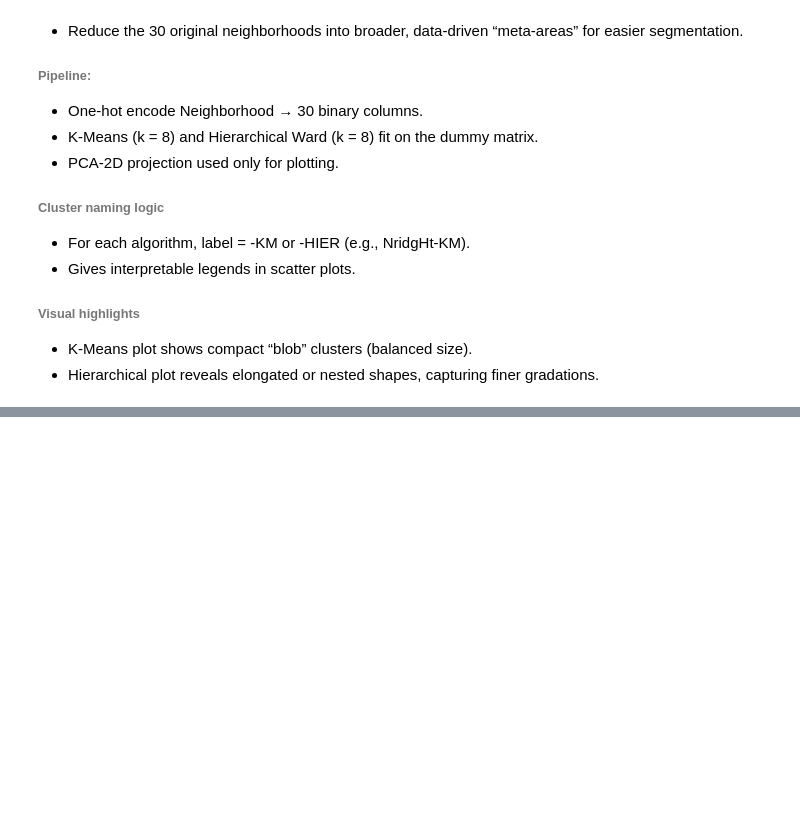
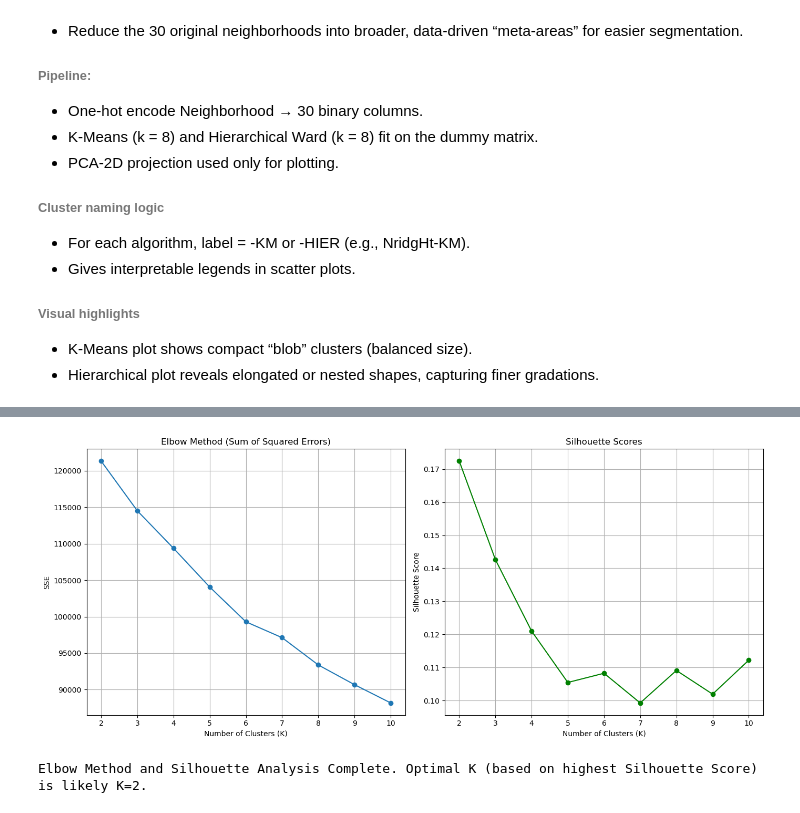
Before and after one commit to WonMuhea/Advanced-big-data-UC-course-labs, a Jupyter notebook: Residence/Data-Modeling/day-2-classification-and-clustering.ipynb, the cells around one changed output, grey strips where cells are left out. Drawn from its saved outputs; the diff is of its cells as text; code cells hidden in the pictures; blank space fills up the shorter version.

```diff
--- a/Residence/Data-Modeling/day-2-classification-and-clustering.ipynb
+++ b/Residence/Data-Modeling/day-2-classification-and-clustering.ipynb
@@ -53 +48,6 @@ Shape: (2930, 82)
+# %%
+
+df = pd.read_csv('AmesHousing.csv')
+# Drop irrelevant columns immediately
+df = df.drop(['Order', 'PID', 'Utilities'], axis=1)
 # %%
@@ -346,21 +694,54 @@ Silhouette by k: {3: '0.187', 4: '0.169', 5: '0.175', 6: '0.173', 7: '0.177', 8:
 # %%
 
-# --------------------------------------------------------
-# 2. Fit final K-Means & Ward with best_k
-# --------------------------------------------------------
-k_pipe = Pipeline([
-    ("prep", preproc),
-    ("pca",  PCA(n_components=2, random_state=42)),
-    ("km",   KMeans(n_clusters=best_k, random_state=42, n_init=10))
-]).fit(df_mod[num_cols+cat_cols])
+print("--- Determining Optimal K for K-Means Clustering ---")
 
-h_pipe = Pipeline([
-    ("prep", preproc),
-    ("pca",  PCA(n_components=2, random_state=42)),
-    ("agg",  AgglomerativeClustering(n_clusters=best_k, linkage='ward'))
-]).fit(df_mod[num_cols+cat_cols])
+sse = []
+silhouette_scores = []
+k_values_evaluated = []
+k_values = range(2, 11)
 
-coords_km   = k_pipe.named_steps["pca"].transform(k_pipe.named_steps["prep"].transform(df_mod[num_cols+cat_cols]))
-coords_hier = h_pipe.named_steps["pca"].transform(h_pipe.named_steps["prep"].transform(df_mod[num_cols+cat_cols]))
-labels_km   = k_pipe.named_steps["km"].labels_
-labels_hier = h_pipe.named_steps["agg"].labels_
+for k in k_values:
+    kmeans = KMeans(n_clusters=k, random_state=42, n_init=10)
+    kmeans.fit(X_scaled_for_kmeans_df)
+    sse.append(kmeans.inertia_)
+
+    if k > 1:
+        if len(set(kmeans.labels_)) > 1:
+            score = silhouette_score(X_scaled_for_kmeans_df, kmeans.labels_)
+            silhouette_scores.append(score)
+            k_values_evaluated.append(k)
+            print(f"K={k} processed. Silhouette Score: {score:.4f}")
+        else:
+            print(f"K={k} processed, but only one cluster formed. Skipping Silhouette Score.")
+    else:
+        print(f"K={k} processed.")
+
+
+plt.figure(figsize=(14, 6))
+plt.subplot(1, 2, 1)
+plt.plot(k_values, sse, marker='o')
+plt.title('Elbow Method (Sum of Squared Errors)')
+plt.xlabel('Number of Clusters (K)')
+plt.ylabel('SSE')
+plt.xticks(k_values)
+plt.grid(True)
+
+plt.subplot(1, 2, 2)
+if silhouette_scores:
+    plt.plot(k_values_evaluated, silhouette_scores, marker='o', color='green')
+    plt.title('Silhouette Scores')
+    plt.xlabel('Number of Clusters (K)')
+    plt.ylabel('Silhouette Score')
+    plt.xticks(k_values_evaluated)
+    plt.grid(True)
+else:
+    plt.text(0.5, 0.5, "No Silhouette Scores to plot.", horizontalalignment='center', verticalalignment='center', transform=plt.gca().transAxes)
+    plt.title('Silhouette Scores')
+    print("\nWarning: No Silhouette Scores were successfully calculated and plotted.")
+
+plt.tight_layout()
+plt.show()
+
+
+print("\nElbow Method and Silhouette Analysis Complete. Optimal K (based on highest Silhouette Score) is likely K=2.")
+# %% [output]
@@ -367,2 +758,4 @@ labels_hier = h_pipe.named_steps["agg"].labels_
+[figure, added]
+Elbow Method and Silhouette Analysis Complete. Optimal K (based on highest Silhouette Score) is likely K=2.
 # %%
 
```
Also changed, not shown: parts of 27 cells of this notebook.
